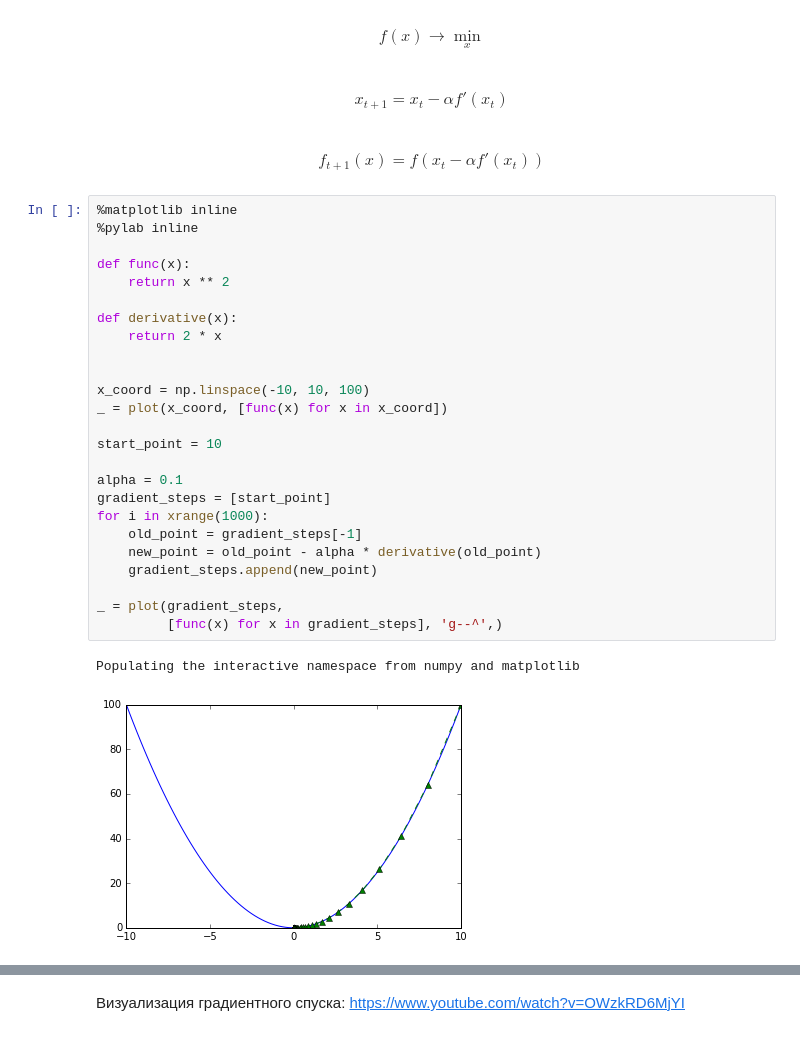
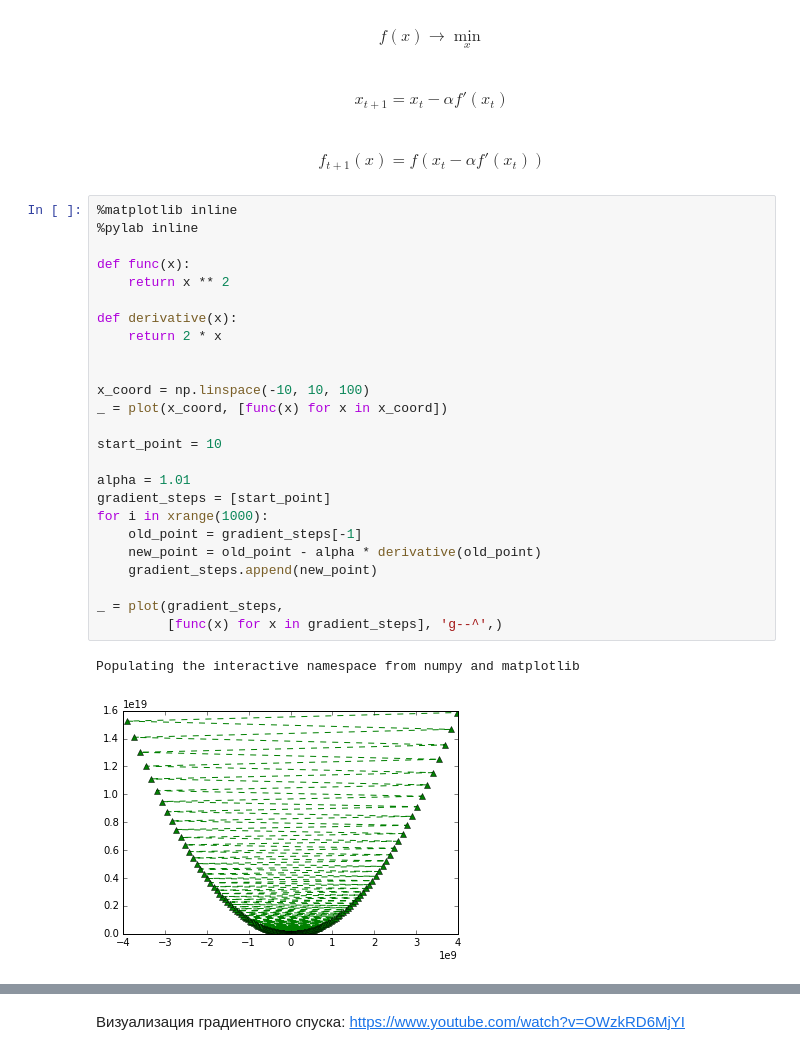
Before and after one commit to SlinkoIgor/express_ml, a Jupyter notebook: lesson5/gradient_boosting.ipynb, the cells around one changed output, grey strips where cells are left out. Saved outputs shown, nothing was run; the diff lists cells and outputs as text.

```diff
--- a/lesson5/gradient_boosting.ipynb
+++ b/lesson5/gradient_boosting.ipynb
@@ -10,31 +10,31 @@ $$f_{t+1}(x) = f(x_t-\alpha{f'(x_t)})$$
 # %%
 %matplotlib inline
 %pylab inline
 
 def func(x):
     return x ** 2
 
 def derivative(x):
     return 2 * x
 
 
 x_coord = np.linspace(-10, 10, 100)
 _ = plot(x_coord, [func(x) for x in x_coord])
 
 start_point = 10
 
-alpha = 0.1
+alpha = 1.01
 gradient_steps = [start_point]
 for i in xrange(1000):
     old_point = gradient_steps[-1]
     new_point = old_point - alpha * derivative(old_point)
     gradient_steps.append(new_point)
 
 _ = plot(gradient_steps,
          [func(x) for x in gradient_steps], 'g--^',)
 # %% [output]
 Populating the interactive namespace from numpy and matplotlib
-[figure, old version]
+[figure, new version]
 # %% [markdown]
 <img src="imgs/gradient-descent.png">
 # %% [markdown]
```
Also changed, not shown: parts of 4 cells of this notebook.
